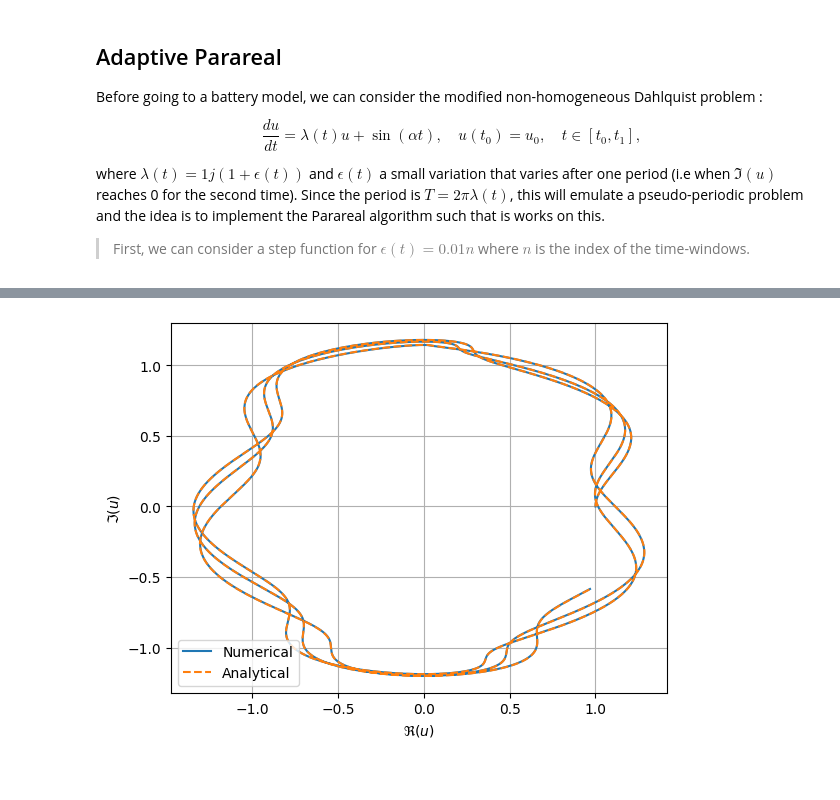
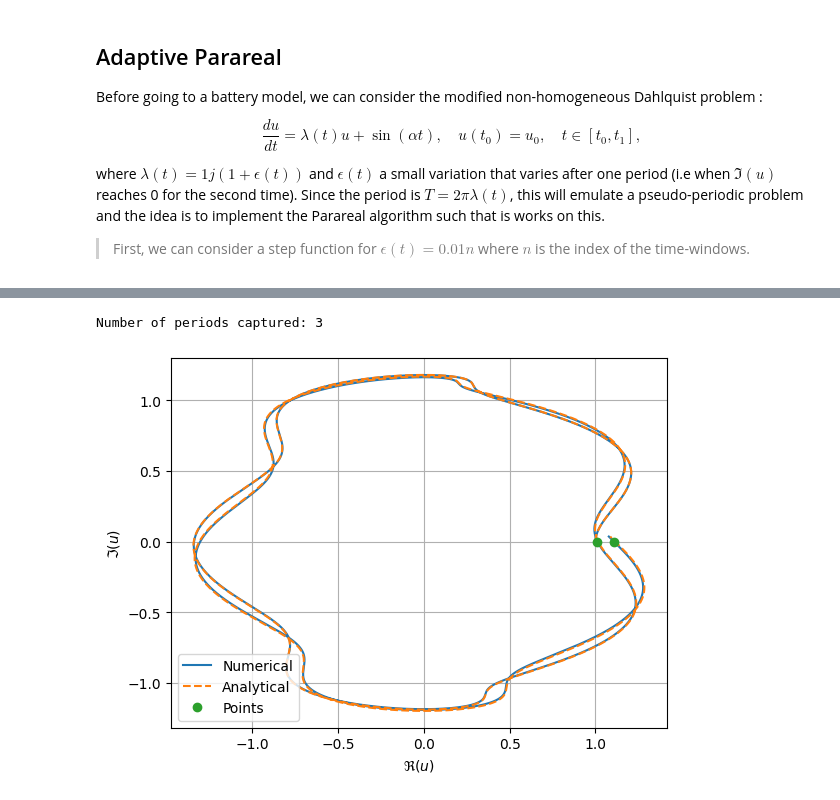
Before and after one commit to github-mathe/PinT-LIB, a Jupyter notebook: scripts/notebooks/dahlquist.ipynb, the cells around one changed output, grey strips where cells are left out. Drawn from its saved outputs; the diff is of its cells as text; code cells hidden in the pictures.

```diff
--- a/scripts/notebooks/dahlquist.ipynb
+++ b/scripts/notebooks/dahlquist.ipynb
@@ -457,8 +374,0 @@ def timeStepperNewVec(u0, t0, t1, dt):
-# %%
-nSteps = 10000
-T, uNum, NS = timeStepperNewVec(u0, 0, tEnd, 1/nSteps)
-plt.plot(uNum.real, uNum.imag, label="Numerical")
-plt.plot(uTh.real, uTh.imag, "--", label="Analytical")
-plt.legend(loc="lower left"), plt.xlabel(r"$\Re(u)$"), plt.ylabel(r"$\Im(u)$"), plt.grid();
-# %% [output]
-[figure, removed]
@@ -465 +419,43 @@ plt.legend(loc="lower left"), plt.xlabel(r"$\Re(u)$"), plt.ylabel(r"$\Im(u)$"),
+# %%
+def timeOneStep(u0, t0, dt, lam):
+    t = t0 + dt
+    u = (u0 + dt*np.sin(alpha*t))/(1-dt*lam)
+    return t, u
+
+def timeAllStep(u0,t0,t1,nP,dt):
+    u = [u0]
+    tt = [t0]
+    UP = []
+    TP = []
+    occ = 0
+    while True:
+        lam_nP = lam(nP)
+        t, u_next = timeOneStep(u[-1], tt[-1], dt, lam_nP)
+        if t > t1:
+            break
+        u.append(u_next)
+        tt.append(t)
+        occ += u[-1].imag*u[-2].imag < 0 # check for sign change in the imaginary part
+        if occ == 2: # we completed a full period
+            nP += 1
+            lam_nP = lam(nP)
+            tP = linInterp(u[-2].imag, u[-1].imag, tt[-2], tt[-1], 0)
+            uP_real = linInterp(tt[-2], tt[-1], u[-2].real, u[-1].real, tP)
+            bisect.insort(TP, tP)  # insert tP in the correct position to maintain sorted order
+            UP.append(uP_real + 0j)
+            u.insert(-1, uP_real + 0j)
+            bisect.insort(tt, tP)  # insert tP in the correct position to maintain sorted order
+            occ=0
+    return np.squeeze(tt), np.squeeze(u), np.squeeze(TP), np.squeeze(UP),nP
+# %%
+nSteps = 1000
+T, uNum, TP, UP, nP = timeAllStep(u0, 0, tEnd,1, 1/nSteps)
+print(f"Number of periods captured: {nP}")
+plt.plot(uNum.real, uNum.imag, label="Numerical")
+plt.plot(uTh.real, uTh.imag, "--", label="Analytical")
+plt.plot(UP.real, UP.imag, 'o', label="Points")
+plt.legend(loc="lower left"), plt.xlabel(r"$\Re(u)$"), plt.ylabel(r"$\Im(u)$"), plt.grid();
+# %% [output]
+Number of periods captured: 3
+[figure, added]
 # %%
```
Also changed, not shown: parts of 23 cells of this notebook.
